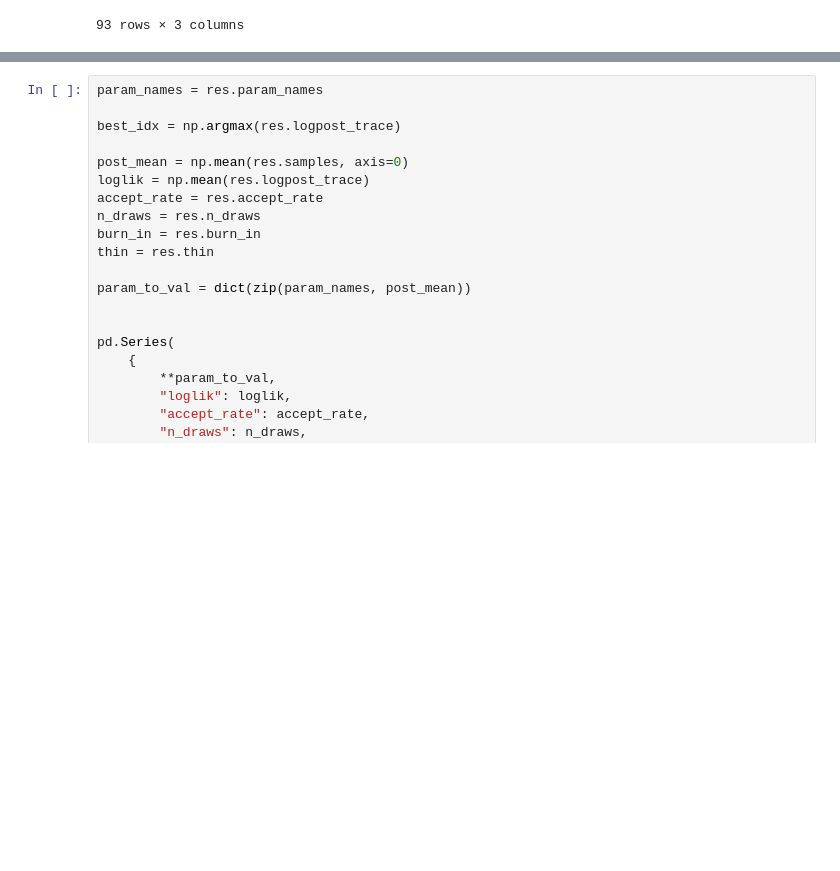
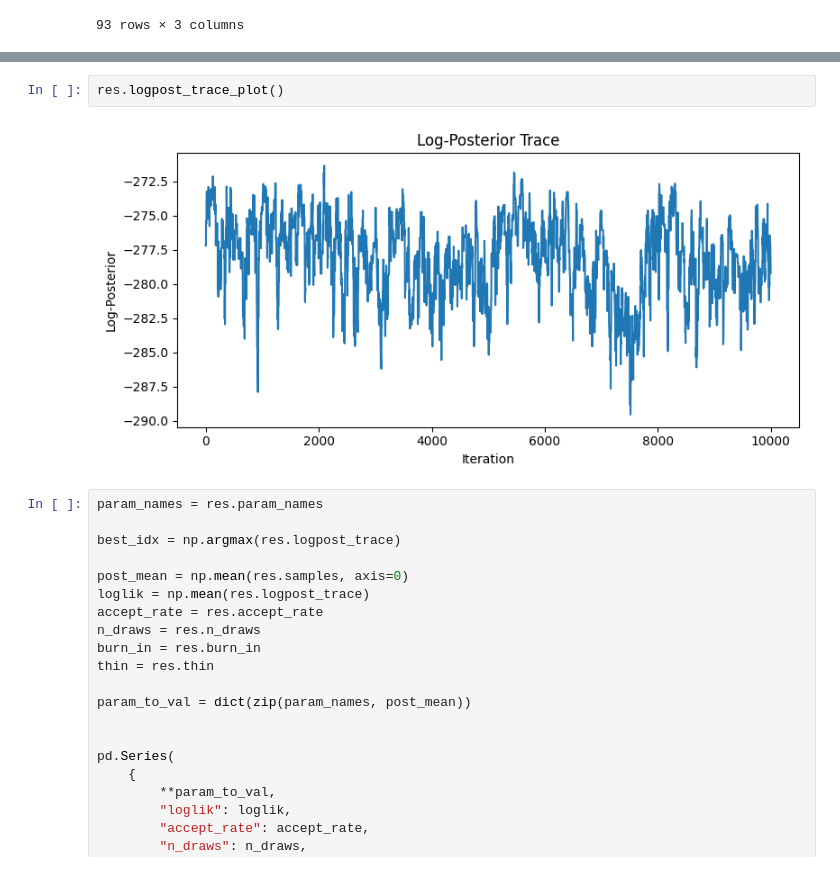
Before and after one commit to GongJr0/SymbolicDSGE, a Jupyter notebook: scripts/param_estimation.ipynb, the cells around one changed output, grey strips where cells are left out. Saved outputs shown, nothing was run; the diff lists cells and outputs as text; blank space fills up the shorter version.

```diff
--- a/scripts/param_estimation.ipynb
+++ b/scripts/param_estimation.ipynb
@@ -221,3 +232,7 @@ MCMC sampling concluded in 34.85 seconds with 43.04 iterations per second.
+# %%
+res.logpost_trace_plot()
+# %% [output]
+[figure, added]
 # %%
 param_names = res.param_names
 
```
Also changed, not shown: parts of 6 cells of this notebook, 2 other files.
